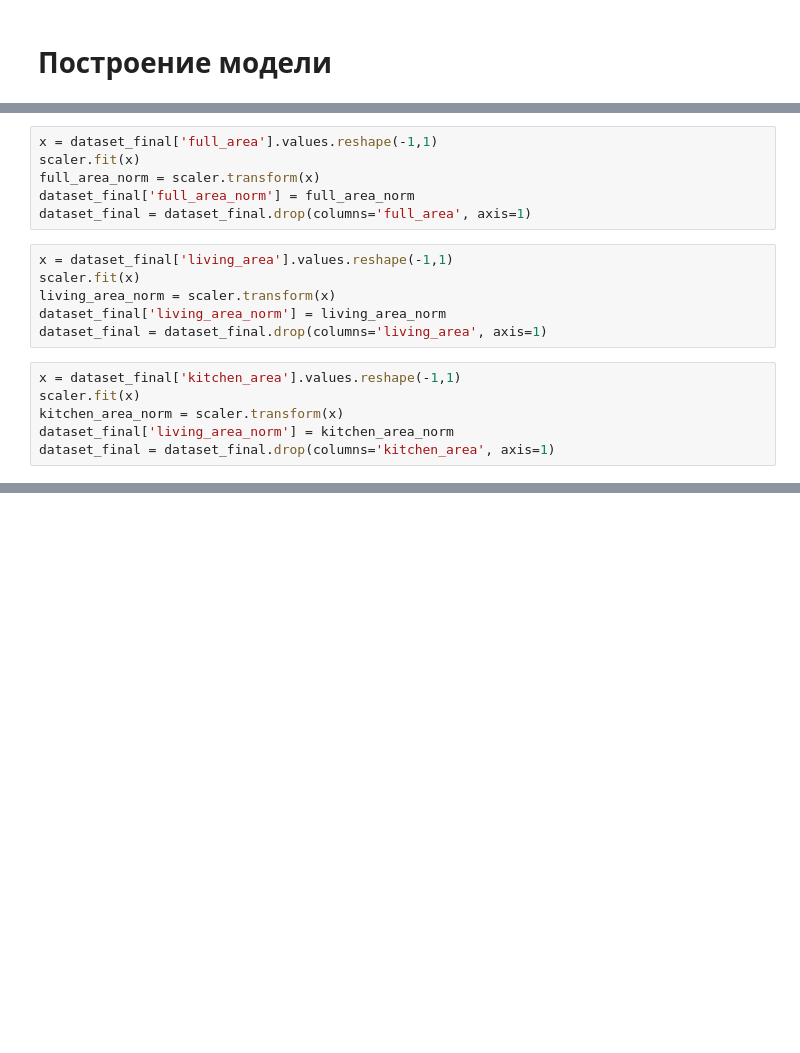
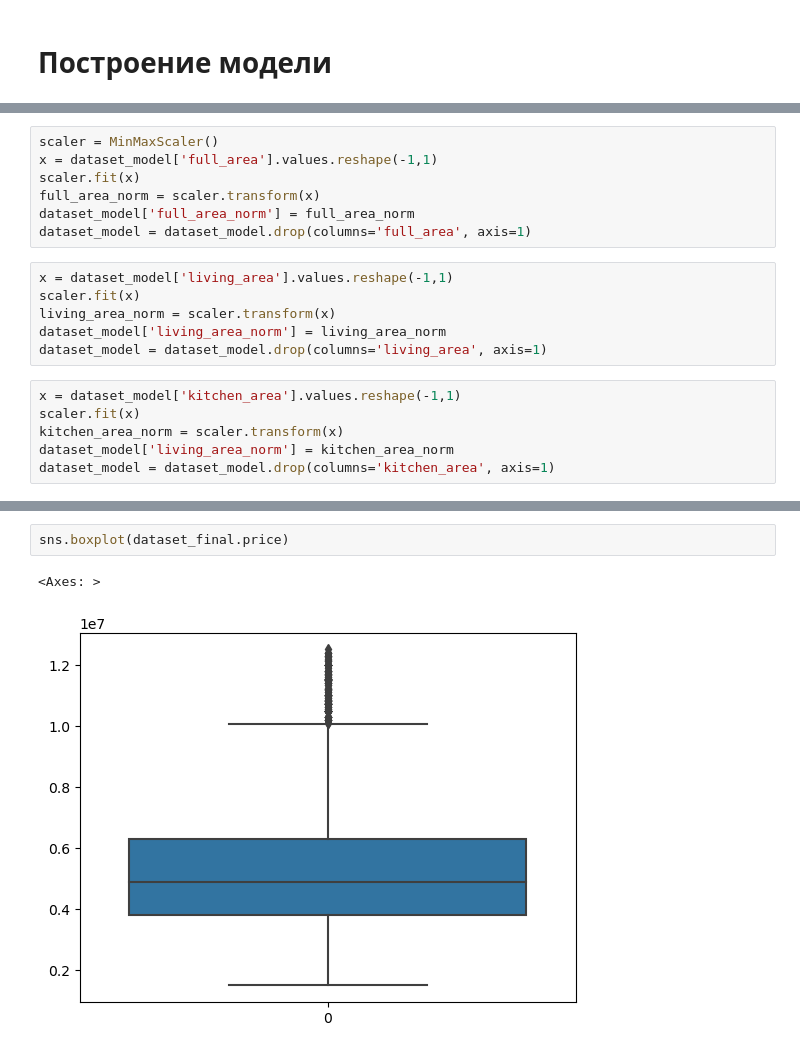
Before and after one commit to Aksyon/property_price_forecast, a Jupyter notebook: flats_project.ipynb, the cells around one changed output, grey strips where cells are left out. Drawn from its saved outputs; the diff is of its cells as text; blank space fills up the shorter version.

```diff
--- a/flats_project.ipynb
+++ b/flats_project.ipynb
@@ -441,20 +441,21 @@ print(r2_score(y_test, prediction_price), mean_absolute_error(y_test, prediction
 # %%
-x = dataset_final['full_area'].values.reshape(-1,1)
+scaler = MinMaxScaler()
+x = dataset_model['full_area'].values.reshape(-1,1)
 scaler.fit(x)
 full_area_norm = scaler.transform(x)
-dataset_final['full_area_norm'] = full_area_norm
-dataset_final = dataset_final.drop(columns='full_area', axis=1)
+dataset_model['full_area_norm'] = full_area_norm
+dataset_model = dataset_model.drop(columns='full_area', axis=1)
 # %%
-x = dataset_final['living_area'].values.reshape(-1,1)
+x = dataset_model['living_area'].values.reshape(-1,1)
 scaler.fit(x)
 living_area_norm = scaler.transform(x)
-dataset_final['living_area_norm'] = living_area_norm
-dataset_final = dataset_final.drop(columns='living_area', axis=1)
+dataset_model['living_area_norm'] = living_area_norm
+dataset_model = dataset_model.drop(columns='living_area', axis=1)
 # %%
-x = dataset_final['kitchen_area'].values.reshape(-1,1)
+x = dataset_model['kitchen_area'].values.reshape(-1,1)
 scaler.fit(x)
 kitchen_area_norm = scaler.transform(x)
-dataset_final['living_area_norm'] = kitchen_area_norm
-dataset_final = dataset_final.drop(columns='kitchen_area', axis=1)
+dataset_model['living_area_norm'] = kitchen_area_norm
+dataset_model = dataset_model.drop(columns='kitchen_area', axis=1)
 # %%
 model = LinearRegression()
@@ -470,0 +472,5 @@ print(r2_score(y_test, prediction_price), mean_absolute_error(y_test, prediction
+# %%
+sns.boxplot(dataset_final.price)
+# %% [output]
+<Axes: >
+[figure, added]
```
Also changed, not shown: parts of 12 cells of this notebook.
